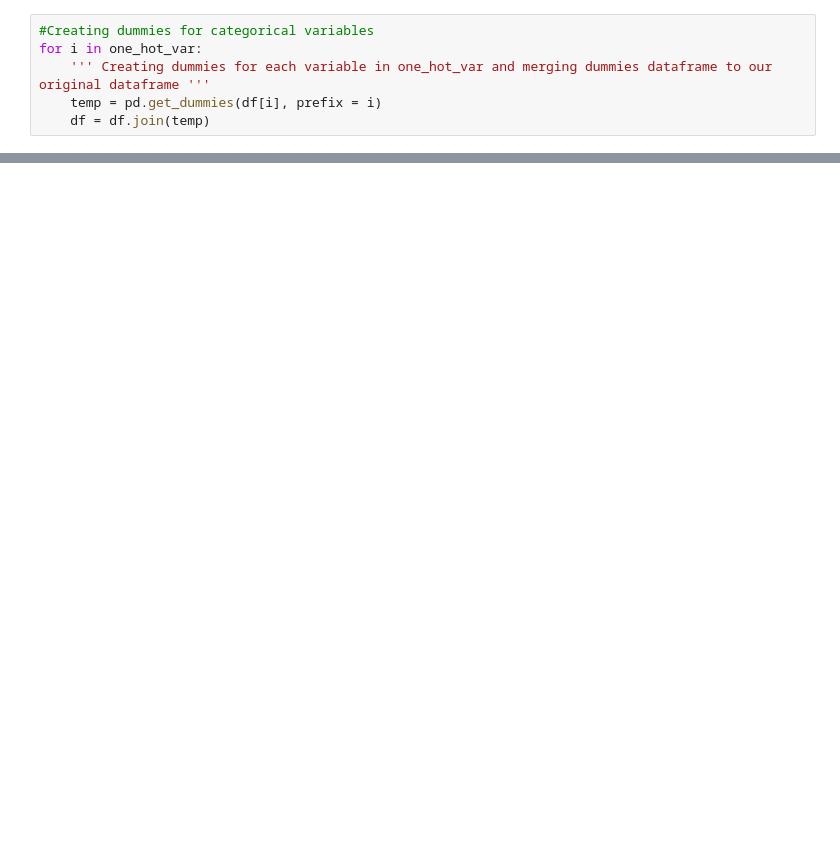
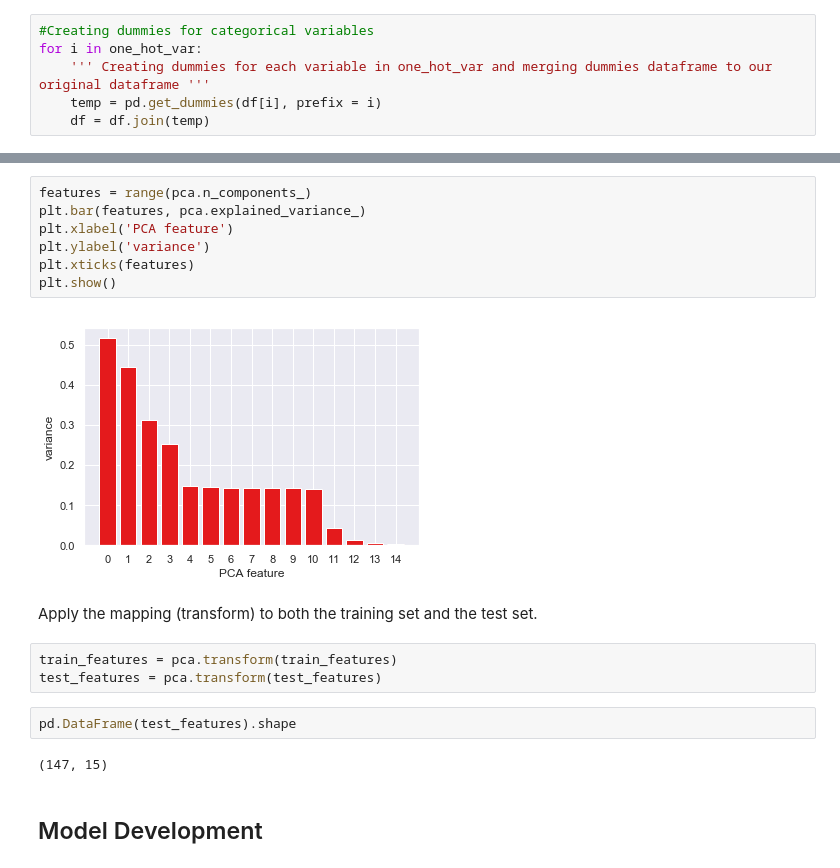
Before and after one commit to Akshaypatil7/Predicting-Bike-Rental-Count-Project, a Jupyter notebook: Predicting Bike Rental Count using Python.ipynb, the cells around one changed output, grey strips where cells are left out. Saved outputs shown, nothing was run; the diff lists cells and outputs as text; blank space fills up the shorter version.

```diff
--- a/Predicting Bike Rental Count using Python.ipynb
+++ b/Predicting Bike Rental Count using Python.ipynb
@@ -626,0 +702,20 @@ Index(['season', 'yr', 'mnth', 'holiday', 'weekday', 'workingday',
+# %%
+features = range(pca.n_components_)
+plt.bar(features, pca.explained_variance_)
+plt.xlabel('PCA feature')
+plt.ylabel('variance')
+plt.xticks(features)
+plt.show()
+# %% [output]
+[figure, added]
+# %% [markdown]
+Apply the mapping (transform) to both the training set and the test set.
+# %%
+train_features = pca.transform(train_features)
+test_features = pca.transform(test_features)
+# %%
+pd.DataFrame(test_features).shape
+# %% [output]
+(147, 15)
+# %% [markdown]
+## Model Development
```
Also changed, not shown: parts of 93 cells of this notebook, 1 other file.
